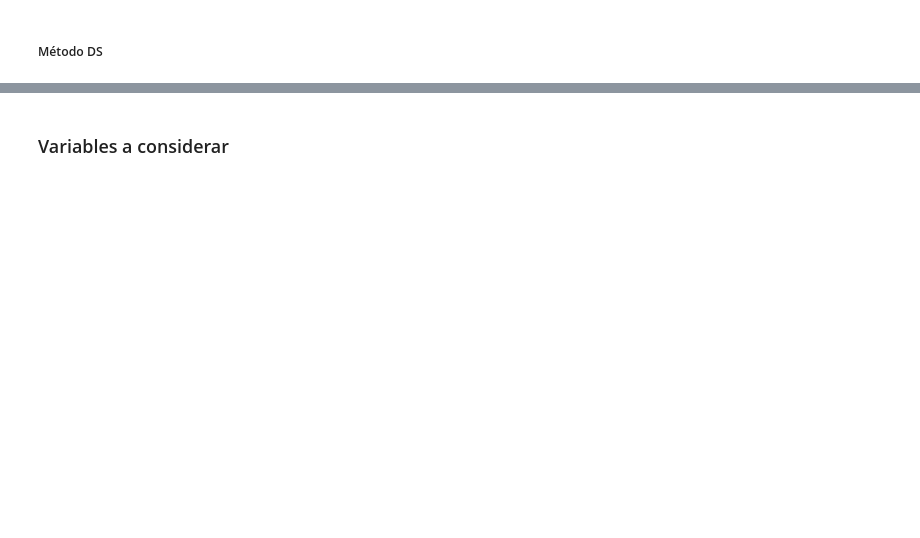
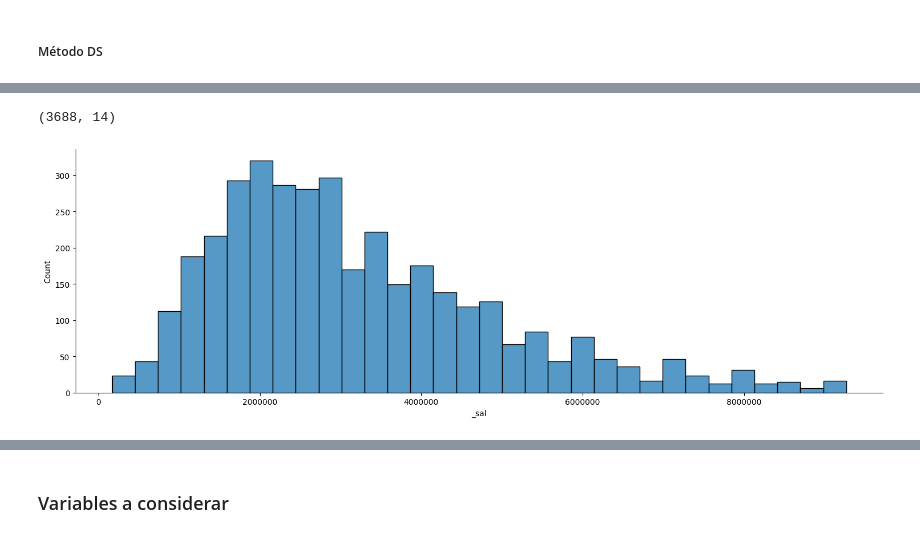
Before and after one commit to caro6852lq/MachineLearning_PredictSalary, a Jupyter notebook: Notebook/Notebook_MachineLearning_PredictSalary.ipynb, the cells around one changed output, grey strips where cells are left out. Saved outputs shown, nothing was run; the diff lists cells and outputs as text; code cells hidden in the pictures; blank space fills up the shorter version.

```diff
--- a/Notebook/Notebook_MachineLearning_PredictSalary.ipynb
+++ b/Notebook/Notebook_MachineLearning_PredictSalary.ipynb
@@ -191,4 +156,0 @@ df.shape
-# %%
-# Agrego un filtro arbitrario para valores bajos ya que no surgió por los métodos tradicionales
-df = df[(df["surface_total"] >= 10)]
-df.shape
@@ -221,8 +156,0 @@ plt.ticklabel_format(style='plain', axis='x') # Para evitar la notación cientí
-# %%
-## En este caso tomo un modo arbitrario
-# Filtramos los valores dentro del rango para la superficie total
-df = df[(df["rooms"] < 17) ]
-
-print('Registros en df limpio:', df.shape[0])
-print('Registros en df original:', df_0.shape[0])
-print('% Registros conservados;', df.shape[0]/df.shape[0])
@@ -234,7 +156,0 @@ df["property_type"].unique()
-# %%
-## Borro los registros "Sin Dato" para tipo de propiedad
-df = df[df["property_type"] !='Sin Dato']
-
-print('Registros en df limpio:', df.shape[0])
-print('Registros en df original:', df_0.shape[0])
-print('% Registros conservados;', df.shape[0]/df.shape[0])
@@ -252,0 +157,12 @@ df.groupby(['barrio', 'comuna']).size().sort_index(level=['comuna', 'barrio'])
+# %%
+# Filtramos los valores dentro del rango
+df = df[(df["_sal"] >= LI_DS) & (df["_sal"] <= LS_DS)]
+df.shape
+# %% [output]
+(3688, 14)
+# %%
+## Reviso el df_limpio
+sns.displot(df["_sal"], aspect=3)
+plt.ticklabel_format(style='plain', axis='x') # Para evitar la notación científica en las etiquetas
+# %% [output]
+[figure, added]
```
Also changed, not shown: parts of 144 cells of this notebook.
